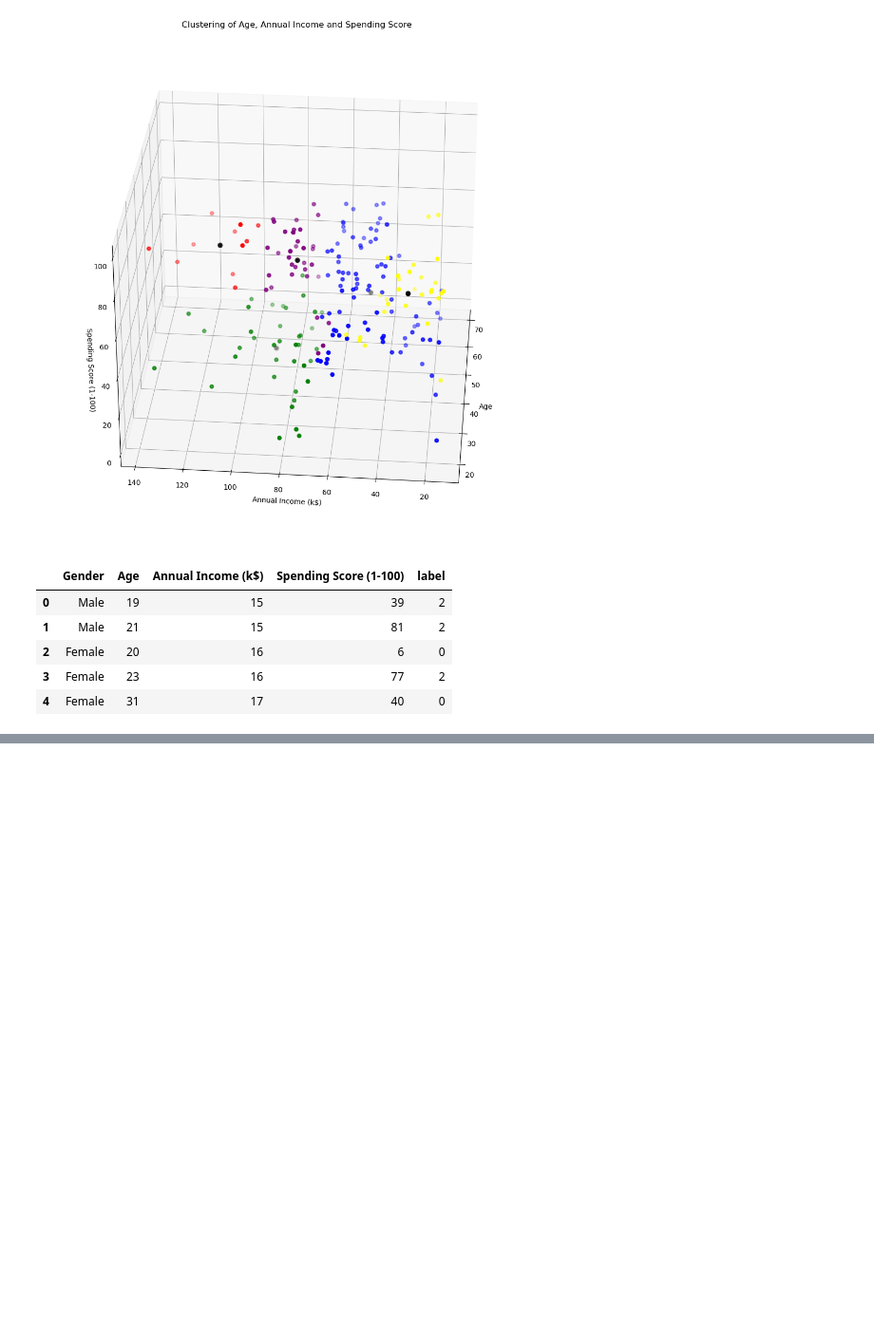
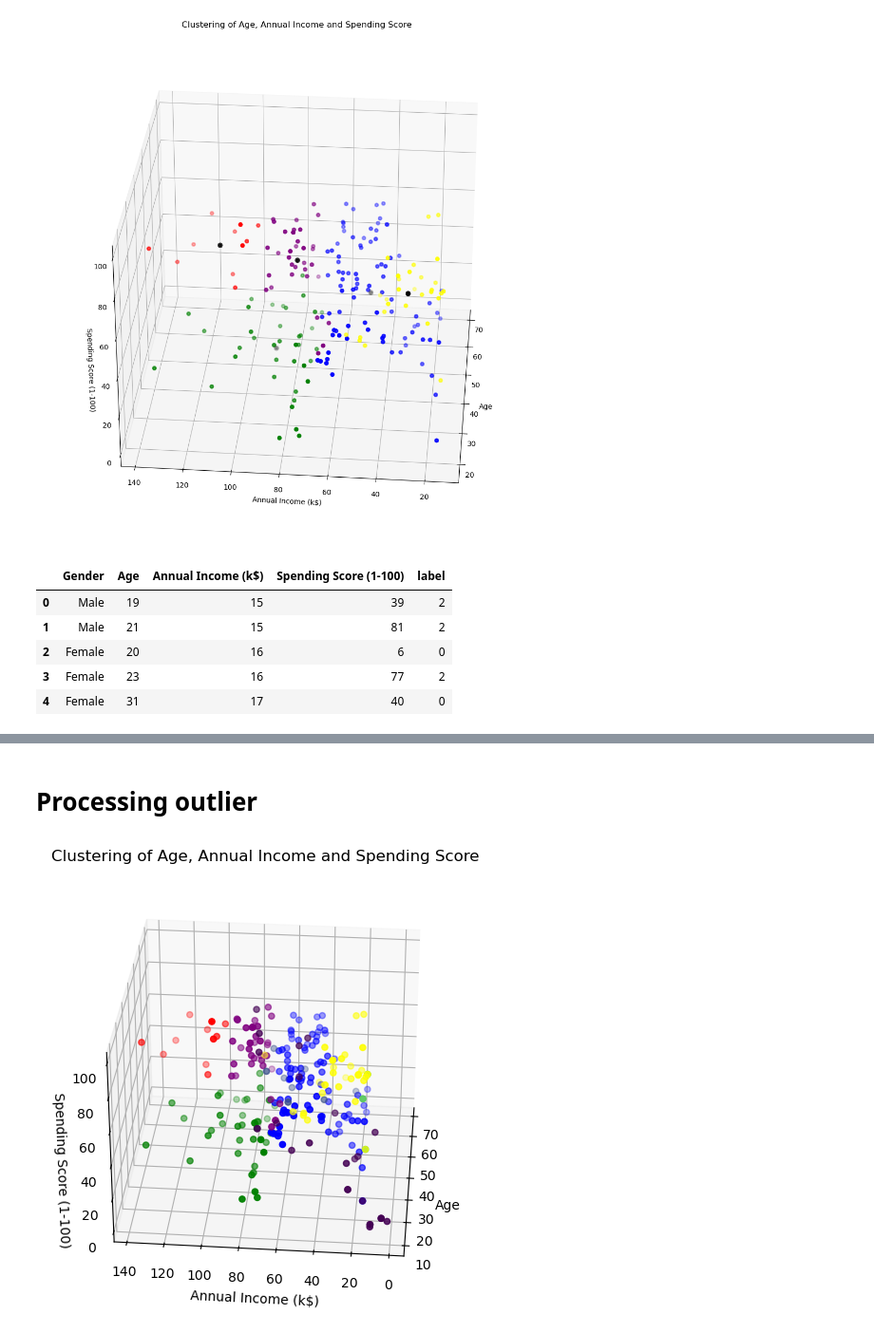
Before and after one commit to phinguyen03/DS-ML-Project, a Jupyter notebook: Customer_Segmentation.ipynb, the cells around one changed output, grey strips where cells are left out. Shown at 95% size. Drawn from its saved outputs; the diff is of its cells as text; code cells hidden in the pictures; blank space fills up the shorter version.

```diff
--- a/Customer_Segmentation.ipynb
+++ b/Customer_Segmentation.ipynb
@@ -466,0 +477,38 @@ predict_label(data,df, predicted_labels)
+# %% [markdown]
+# Processing outlier
+# %%
+distance=pairwise_distances(data,kmeans.cluster_centers_) #compute distance between both of them
+threshold=40.0
+centroids=[]
+labels=[]
+distan=[]
+for i,point in enumerate(data):
+    cluster=kmeans1.labels_[i] #cluster along with label
+    centroid=kmeans1.cluster_centers_[cluster]
+    distances=distance[i,cluster]
+    label=cluster if np.min(distances)<threshold else -1 #-1 is outlier
+    labels.append(label)
+    centroids.append(centroid)
+    distan.append(distances)
+    # print(f"Point {point}: Assigned Label - {label}")
+
+#all labels
+# print("Labels:", labels)
+
+def plot(data,df,labels,centroid):
+    fig=plt.figure(figsize=(12,6))
+    ax=fig.add_subplot(1,1,1,projection='3d')
+    ax.scatter(df[df['label']==0]['Age'],df[df['label']==0]['Annual Income (k$)'],df[df['label']==0]['Spending Score (1-100)'],c='blue')
+    ax.scatter(df[df['label']==1]['Age'],df[df['label']==1]['Annual Income (k$)'],df[df['label']==1]['Spending Score (1-100)'],c='red')
+    ax.scatter(df[df['label']==2]['Age'],df[df['label']==2]['Annual Income (k$)'],df[df['label']==2]['Spending Score (1-100)'],c='yellow')
+    ax.scatter(df[df['label']==3]['Age'],df[df['label']==3]['Annual Income (k$)'],df[df['label']==3]['Spending Score (1-100)'],c='green')
+    ax.scatter(df[df['label']==4]['Age'],df[df['label']==4]['Annual Income (k$)'],df[df['label']==4]['Spending Score (1-100)'],c='purple')
+
+    ax.scatter(data[:,0],data[:,1],data[:,2],c=labels,cmap='viridis')
+    # ax.scatter(centroid[:,0],centroid[:,1],centroid[:,2],color='black',linewidths=2)
+
+    ax.view_init(30,185)
+    ax.set(title='Clustering of Age, Annual Income and Spending Score',xlabel='Age',ylabel='Annual Income (k$)',zlabel='Spending Score (1-100)')
+plot(data,df,labels,np.array(centroids))
+# %% [output]
+[figure, added]
```
Also changed, not shown: parts of 11 cells of this notebook.
